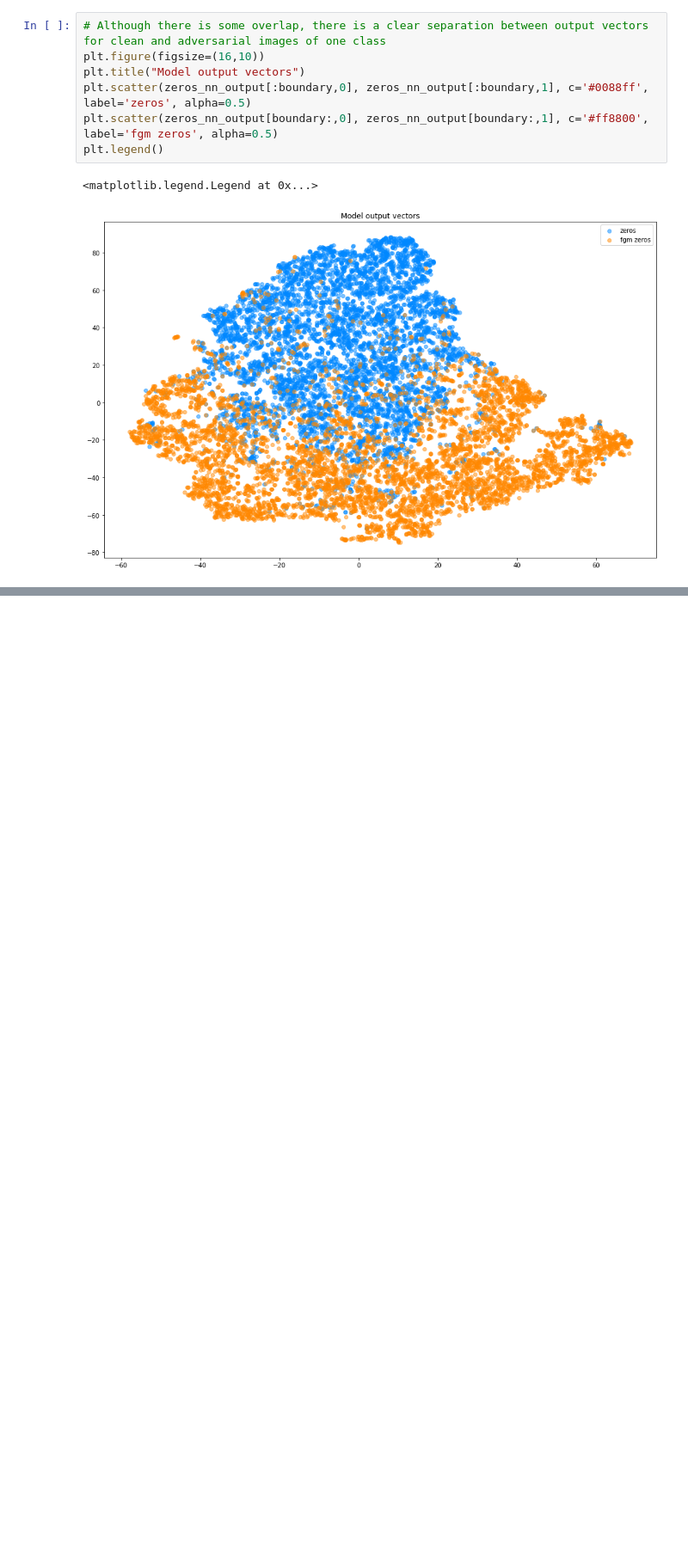
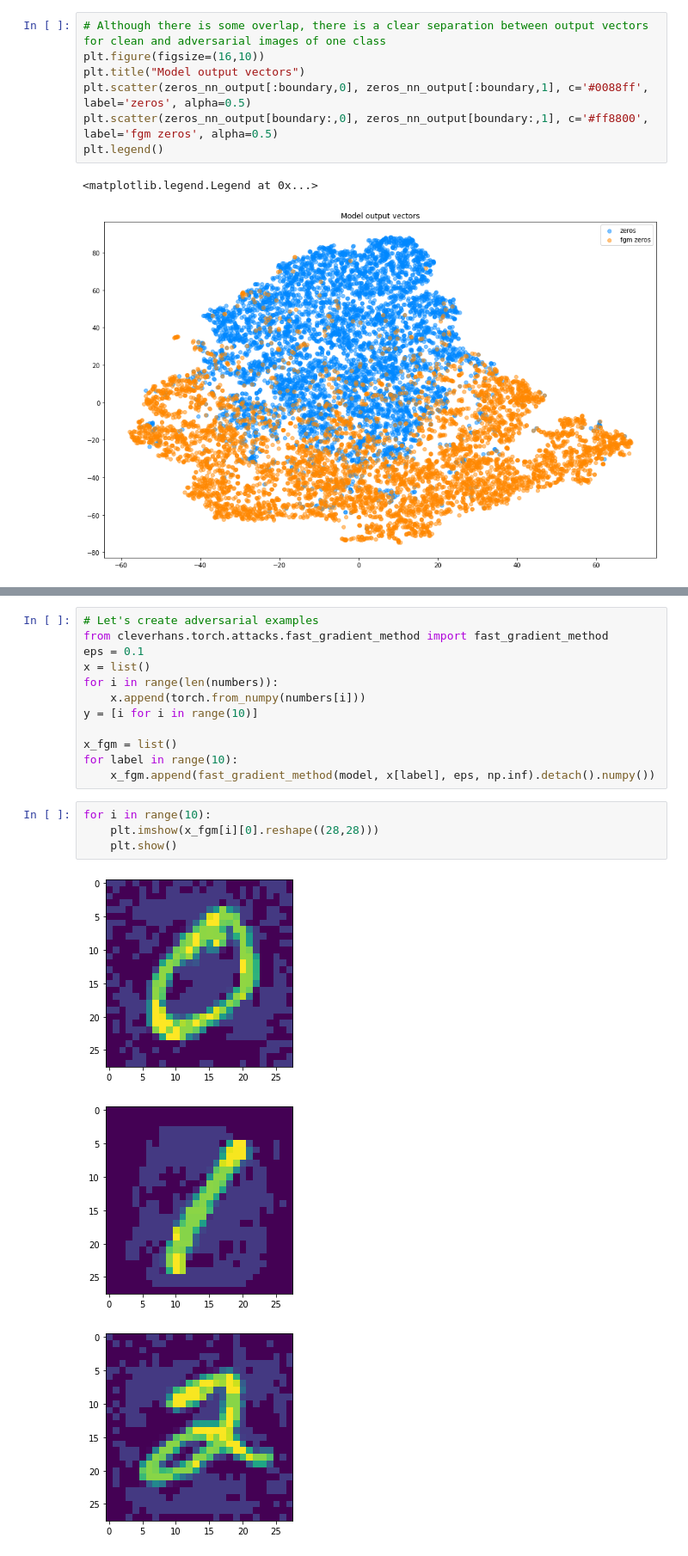
Before and after one commit to aranganath/Adversarial, a Jupyter notebook: k-means-medians-on-each-class-with-tsne.ipynb, the cells around one changed output, grey strips where cells are left out. Shown at 86% size. Cells and saved outputs as stored; diff of their text form; blank space fills up the shorter version.

```diff
--- a/k-means-medians-on-each-class-with-tsne.ipynb
+++ b/k-means-medians-on-each-class-with-tsne.ipynb
@@ -417,0 +429,20 @@ plt.legend()
+# %%
+# Let's create adversarial examples
+from cleverhans.torch.attacks.fast_gradient_method import fast_gradient_method
+eps = 0.1
+x = list()
+for i in range(len(numbers)):
+    x.append(torch.from_numpy(numbers[i]))
+y = [i for i in range(10)]
+
+x_fgm = list()
+for label in range(10):
+    x_fgm.append(fast_gradient_method(model, x[label], eps, np.inf).detach().numpy())
+# %%
+for i in range(10):
+    plt.imshow(x_fgm[i][0].reshape((28,28)))
+    plt.show()
+# %% [output]
+[figure, added]
+[figure, added]
+[figure, added]
```
Also changed, not shown: parts of 14 cells of this notebook, 6 other files.
